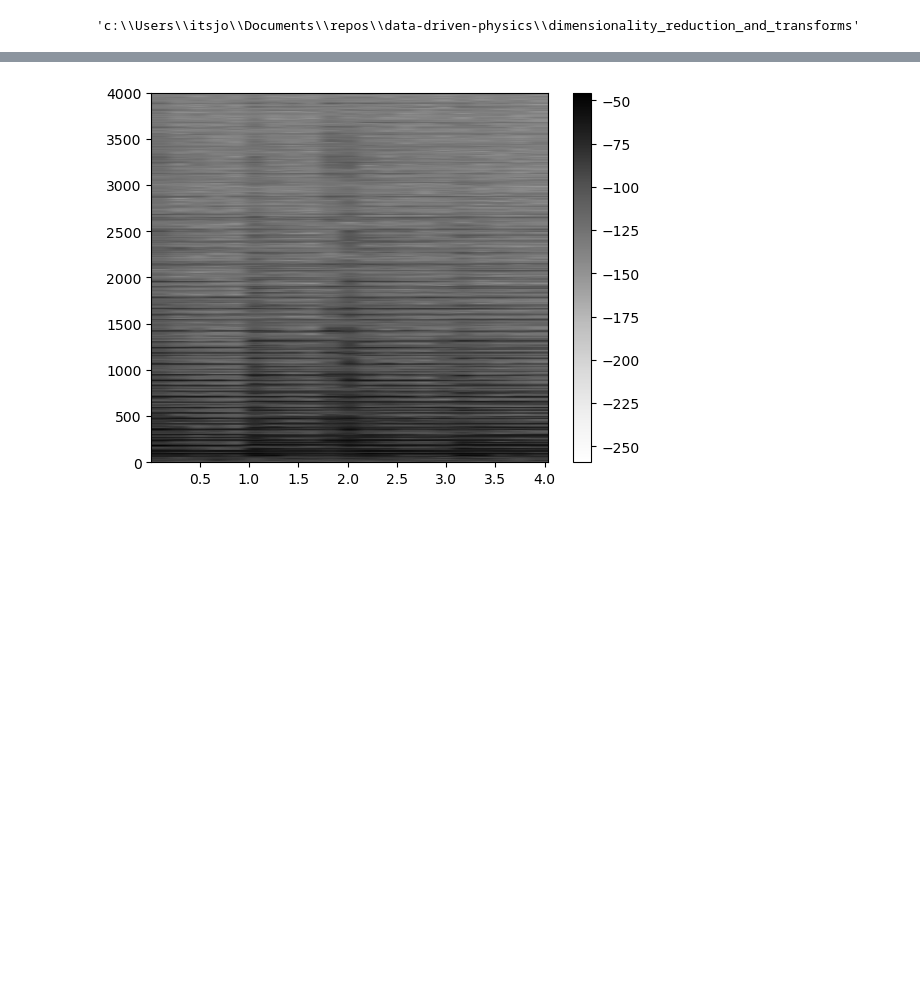
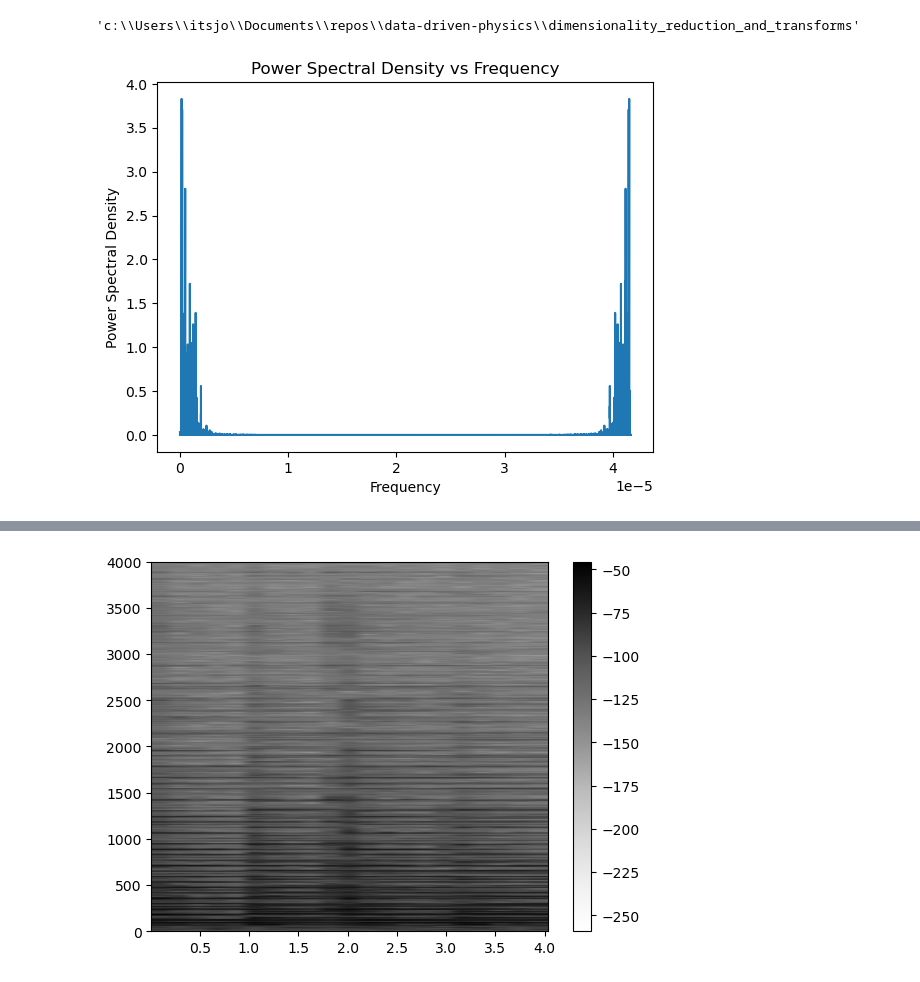
Before and after one commit to shondle/data-driven-physics, a Jupyter notebook: dimensionality_reduction_and_transforms/fourier.ipynb, the cells around one changed output, grey strips where cells are left out. Cells and saved outputs as stored; diff of their text form; code cells hidden in the pictures; blank space fills up the shorter version.

```diff
--- a/dimensionality_reduction_and_transforms/fourier.ipynb
+++ b/dimensionality_reduction_and_transforms/fourier.ipynb
@@ -20,3 +20,20 @@ os.getcwd()
 # %%
 sampling_rate = 24000
 y, sr = librosa.load('chopin.mp3', sr=sampling_rate)
+# %%
+# computing fft
+
+n = len(y) # something may be wrong with this
+fft = np.fft.fft(y)
+PSD = fft * np.conj(fft) / n
+freq = (1/(sr*n)) * np.arange(n) # create x-axis of frequencies
+
+
+# plotting PSD vs frequency
+plt.plot(freq, PSD)
+plt.xlabel('Frequency')
+plt.ylabel('Power Spectral Density')
+plt.title('Power Spectral Density vs Frequency')
+plt.show()
+# %% [output]
+[figure, added]
```
Also changed, not shown: parts of 16 cells of this notebook.
